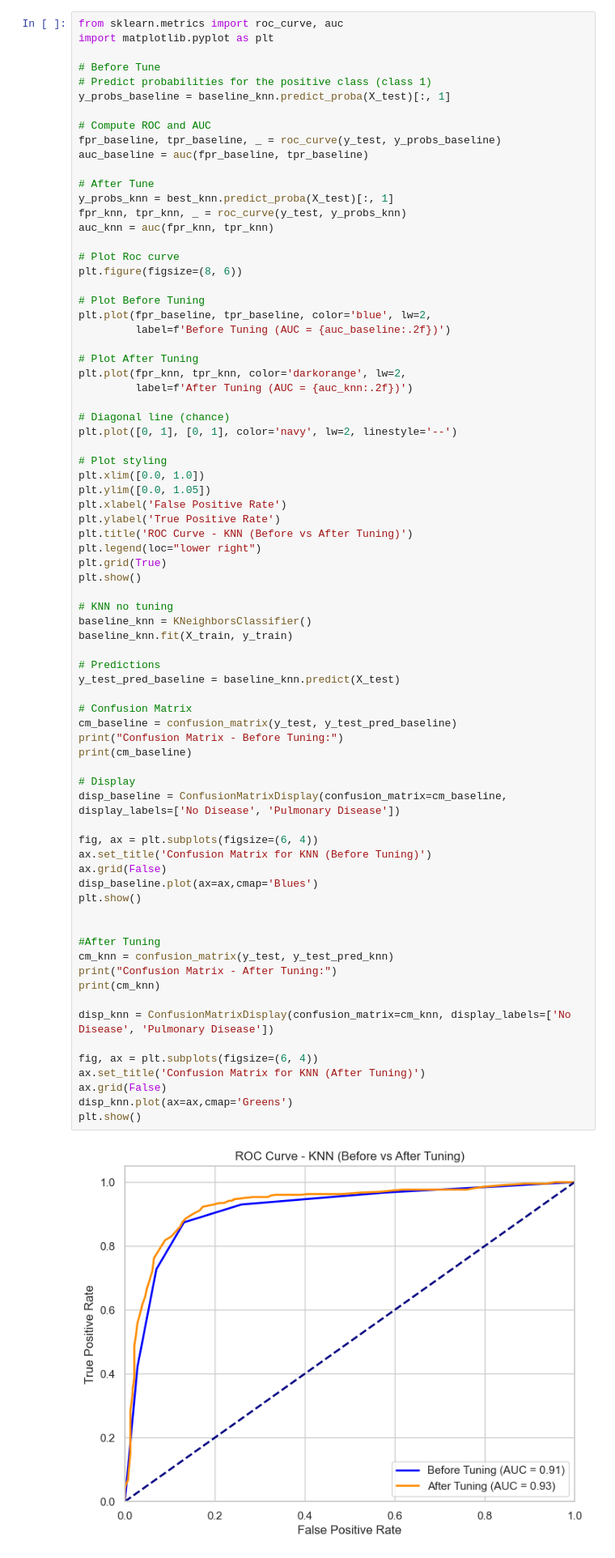
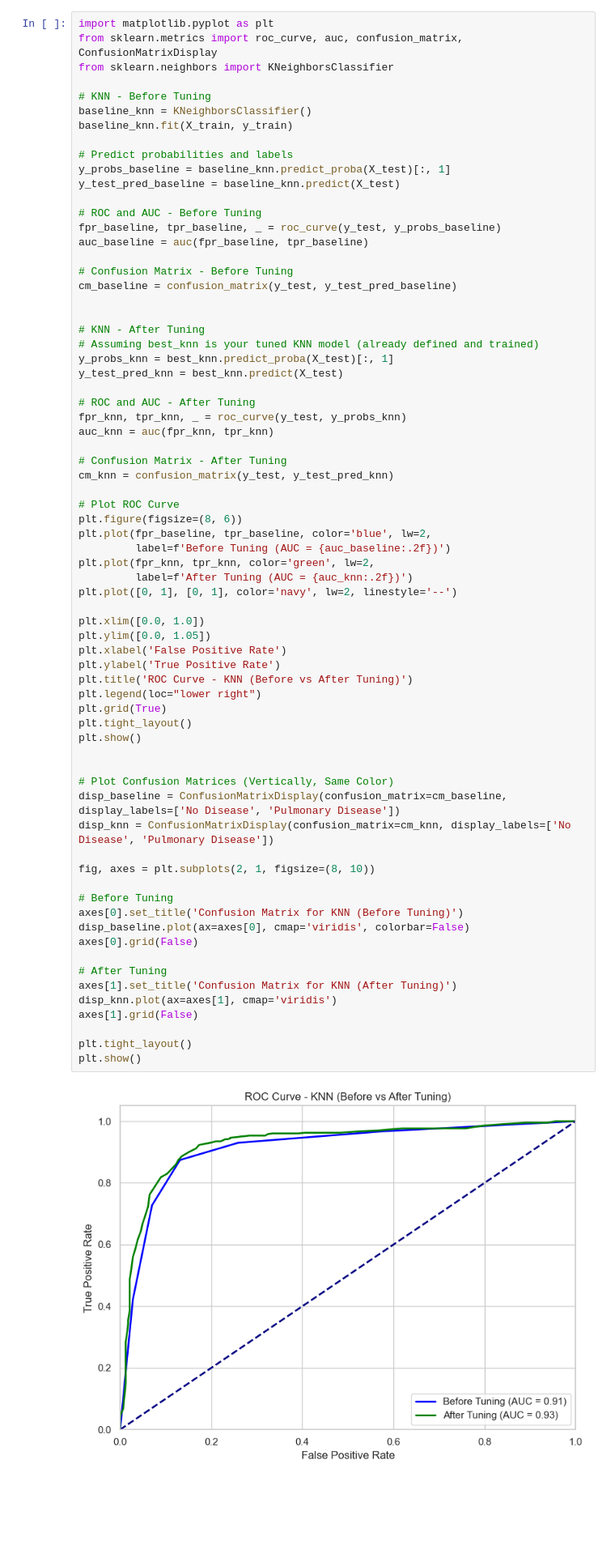
Before and after one commit to github-cweehy/Lung-Cancer-Detection-ML, a Jupyter notebook: KNN.ipynb, the cells around one changed output. Shown at 81% size. Cells and saved outputs as stored; diff of their text form; blank space fills up the shorter version.

```diff
--- a/KNN.ipynb
+++ b/KNN.ipynb
@@ -430,79 +430,74 @@ plt.show()
 # %% [output]
 [figure]
 # %%
-from sklearn.metrics import roc_curve, auc
 import matplotlib.pyplot as plt
+from sklearn.metrics import roc_curve, auc, confusion_matrix, ConfusionMatrixDisplay
+from sklearn.neighbors import KNeighborsClassifier
 
-# Before Tune
-# Predict probabilities for the positive class (class 1)
+# KNN - Before Tuning
+baseline_knn = KNeighborsClassifier()
+baseline_knn.fit(X_train, y_train)
+
+# Predict probabilities and labels
 y_probs_baseline = baseline_knn.predict_proba(X_test)[:, 1]
+y_test_pred_baseline = baseline_knn.predict(X_test)
 
-# Compute ROC and AUC
+# ROC and AUC - Before Tuning
 fpr_baseline, tpr_baseline, _ = roc_curve(y_test, y_probs_baseline)
 auc_baseline = auc(fpr_baseline, tpr_baseline)
 
-# After Tune
+# Confusion Matrix - Before Tuning
+cm_baseline = confusion_matrix(y_test, y_test_pred_baseline)
+
+
+# KNN - After Tuning
+# Assuming best_knn is your tuned KNN model (already defined and trained)
 y_probs_knn = best_knn.predict_proba(X_test)[:, 1]
+y_test_pred_knn = best_knn.predict(X_test)
+
+# ROC and AUC - After Tuning
 fpr_knn, tpr_knn, _ = roc_curve(y_test, y_probs_knn)
 auc_knn = auc(fpr_knn, tpr_knn)
 
-# Plot Roc curve
+# Confusion Matrix - After Tuning
+cm_knn = confusion_matrix(y_test, y_test_pred_knn)
+
+# Plot ROC Curve
 plt.figure(figsize=(8, 6))
-
-# Plot Before Tuning
 plt.plot(fpr_baseline, tpr_baseline, color='blue', lw=2,
          label=f'Before Tuning (AUC = {auc_baseline:.2f})')
-
-# Plot After Tuning
-plt.plot(fpr_knn, tpr_knn, color='darkorange', lw=2,
+plt.plot(fpr_knn, tpr_knn, color='green', lw=2,
          label=f'After Tuning (AUC = {auc_knn:.2f})')
-
-# Diagonal line (chance)
 plt.plot([0, 1], [0, 1], color='navy', lw=2, linestyle='--')
 
-# Plot styling
 plt.xlim([0.0, 1.0])
 plt.ylim([0.0, 1.05])
 plt.xlabel('False Positive Rate')
 plt.ylabel('True Positive Rate')
 plt.title('ROC Curve - KNN (Before vs After Tuning)')
 plt.legend(loc="lower right")
 plt.grid(True)
-plt.show()
-
-# KNN no tuning
-baseline_knn = KNeighborsClassifier()
-baseline_knn.fit(X_train, y_train)
-
-# Predictions
-y_test_pred_baseline = baseline_knn.predict(X_test)
-
-# Confusion Matrix
-cm_baseline = confusion_matrix(y_test, y_test_pred_baseline)
-print("Confusion Matrix - Before Tuning:")
-print(cm_baseline)
-
-# Display
-disp_baseline = ConfusionMatrixDisplay(confusion_matrix=cm_baseline, display_labels=['No Disease', 'Pulmonary Disease'])
-
-fig, ax = plt.subplots(figsize=(6, 4))
-ax.set_title('Confusion Matrix for KNN (Before Tuning)')
-ax.grid(False)
-disp_baseline.plot(ax=ax,cmap='Blues')
+plt.tight_layout()
 plt.show()
 
 
-#After Tuning
-cm_knn = confusion_matrix(y_test, y_test_pred_knn)
-print("Confusion Matrix - After Tuning:")
-print(cm_knn)
-
+# Plot Confusion Matrices (Vertically, Same Color)
+disp_baseline = ConfusionMatrixDisplay(confusion_matrix=cm_baseline, display_labels=['No Disease', 'Pulmonary Disease'])
 disp_knn = ConfusionMatrixDisplay(confusion_matrix=cm_knn, display_labels=['No Disease', 'Pulmonary Disease'])
 
-fig, ax = plt.subplots(figsize=(6, 4))
-ax.set_title('Confusion Matrix for KNN (After Tuning)')
-ax.grid(False)
-disp_knn.plot(ax=ax,cmap='Greens')
+fig, axes = plt.subplots(2, 1, figsize=(8, 10))
+
+# Before Tuning
+axes[0].set_title('Confusion Matrix for KNN (Before Tuning)')
+disp_baseline.plot(ax=axes[0], cmap='viridis', colorbar=False)
+axes[0].grid(False)
+
+# After Tuning
+axes[1].set_title('Confusion Matrix for KNN (After Tuning)')
+disp_knn.plot(ax=axes[1], cmap='viridis')
+axes[1].grid(False)
+
+plt.tight_layout()
 plt.show()
 # %% [output]
-[figure, old version]
+[figure, new version]
```
Also changed, not shown: parts of 2 cells of this notebook, 1 other file.
